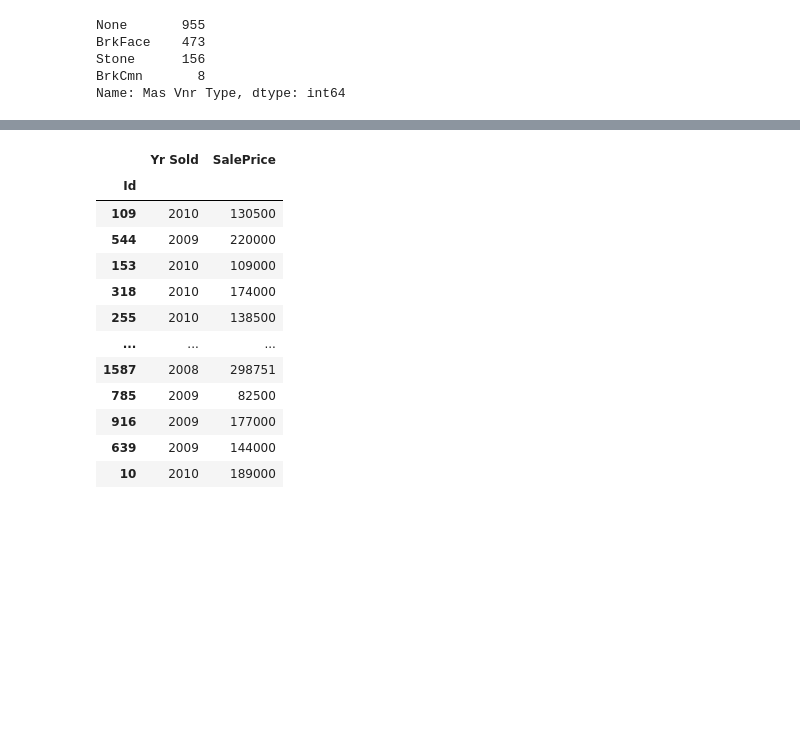
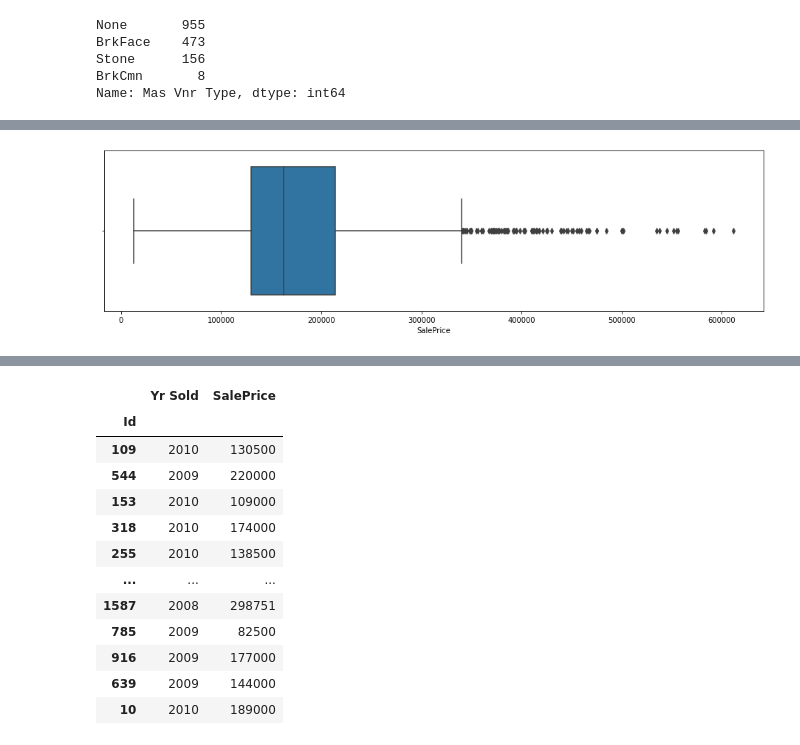
Before and after one commit to Ethkoh/GA_DSI_Projects, a Jupyter notebook: project_2/code/Project_2_Ames_Housing.ipynb, the cells around one changed output, grey strips where cells are left out. Saved outputs shown, nothing was run; the diff lists cells and outputs as text; code cells hidden in the pictures; blank space fills up the shorter version.

```diff
--- a/project_2/code/Project_2_Ames_Housing.ipynb
+++ b/project_2/code/Project_2_Ames_Housing.ipynb
@@ -315,0 +514,7 @@ Missing values actions to take:<br/>
+# %%
+# Boxplot of Sale Price
+# no exceptionally big outliers to remove
+plt.figure(figsize=(16,4))
+sns.boxplot(housing['SalePrice']);
+# %% [output]
+[figure, added]
```
Also changed, not shown: parts of 52 cells of this notebook.
